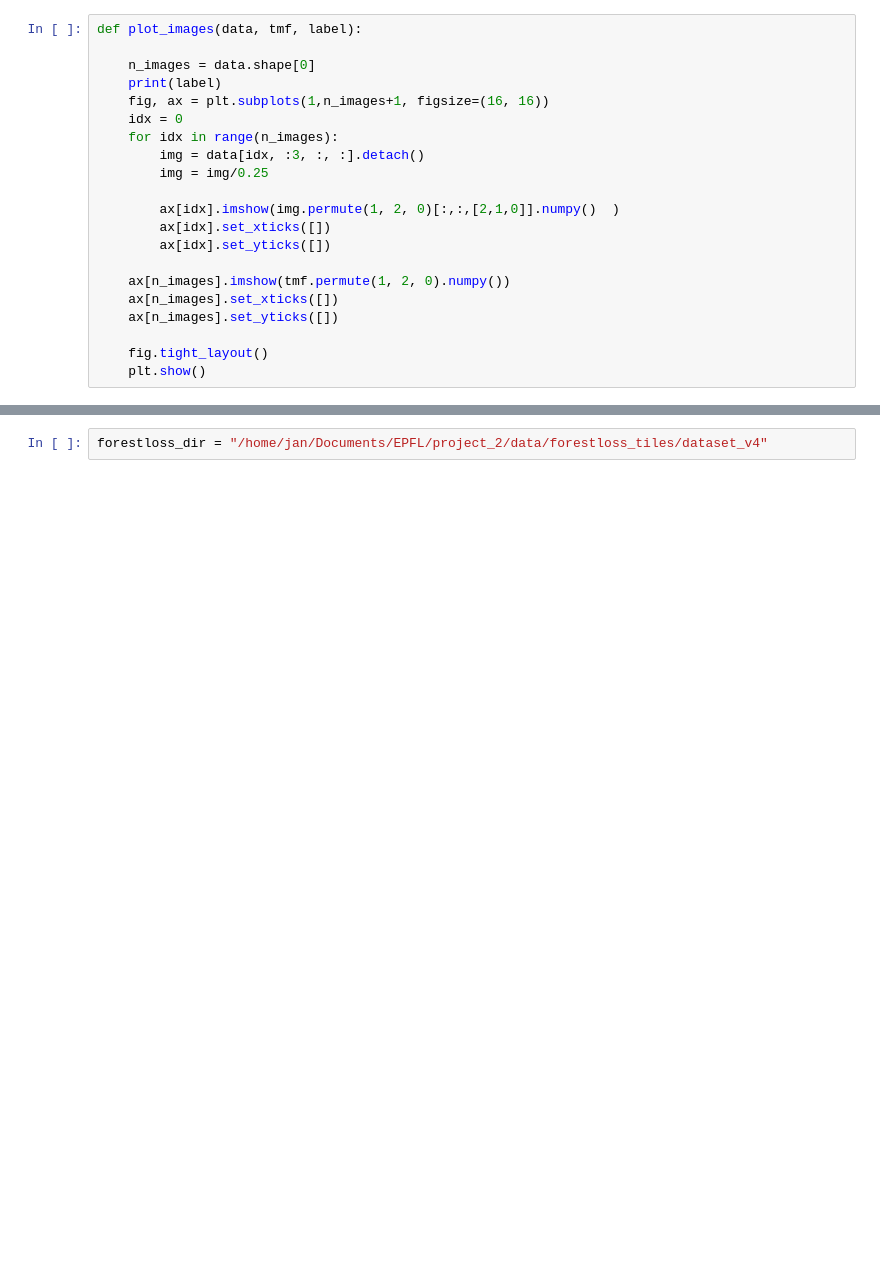
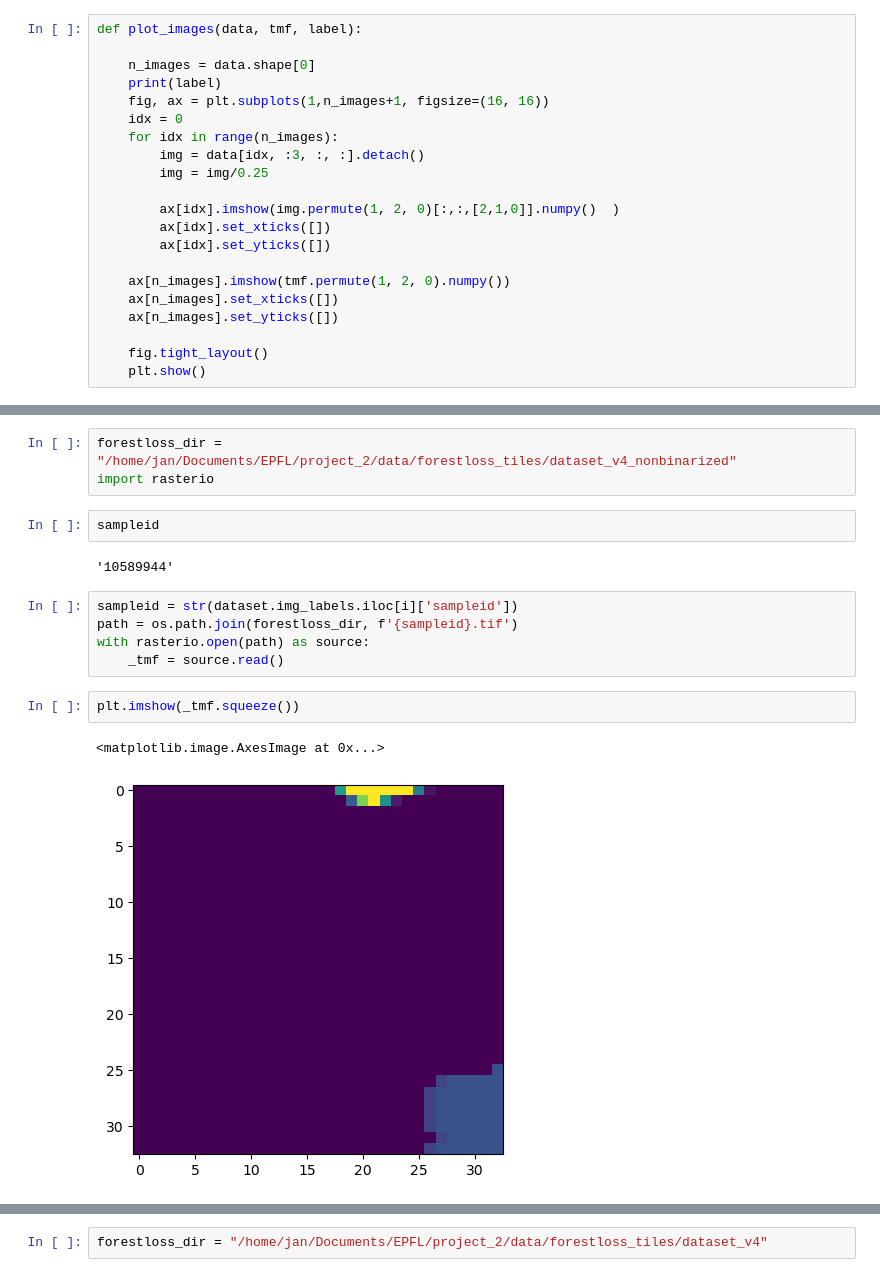
Before and after one commit to janpisl/location-encoding, a Jupyter notebook: notebooks/visualize_data-with_tmf-dst_v4.ipynb, the cells around one changed output, grey strips where cells are left out. Cells and saved outputs as stored; diff of their text form; blank space fills up the shorter version.

```diff
--- a/notebooks/visualize_data-with_tmf-dst_v4.ipynb
+++ b/notebooks/visualize_data-with_tmf-dst_v4.ipynb
@@ -121,0 +193,17 @@ KeyboardInterrupt:
+# %%
+forestloss_dir = "/home/jan/Documents/EPFL/project_2/data/forestloss_tiles/dataset_v4_nonbinarized"
+import rasterio
+# %%
+sampleid
+# %% [output]
+'10589944'
+# %%
+sampleid = str(dataset.img_labels.iloc[i]['sampleid'])
+path = os.path.join(forestloss_dir, f'{sampleid}.tif')
+with rasterio.open(path) as source:
+    _tmf = source.read()
+# %%
+plt.imshow(_tmf.squeeze())
+# %% [output]
+<matplotlib.image.AxesImage at 0x...>
+[figure, added]
```
Also changed, not shown: parts of 10 cells of this notebook, 13 other files.
